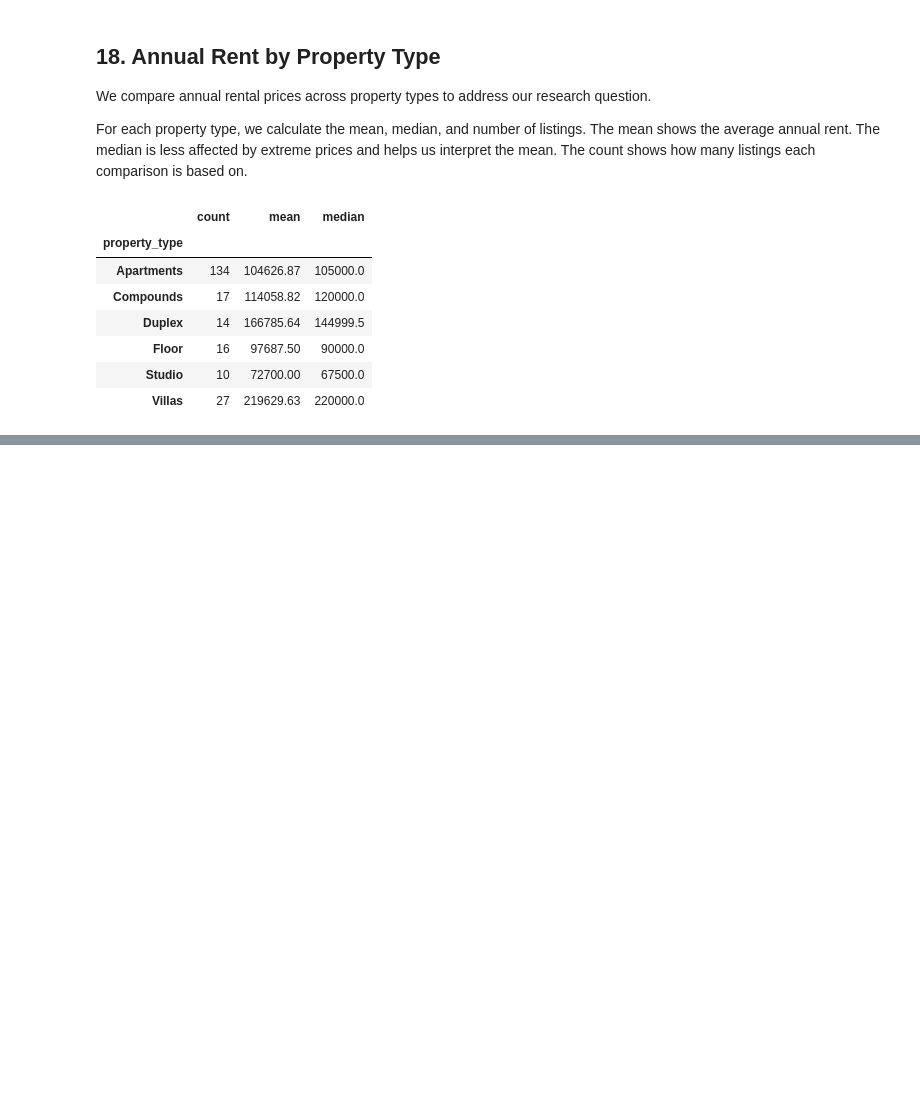
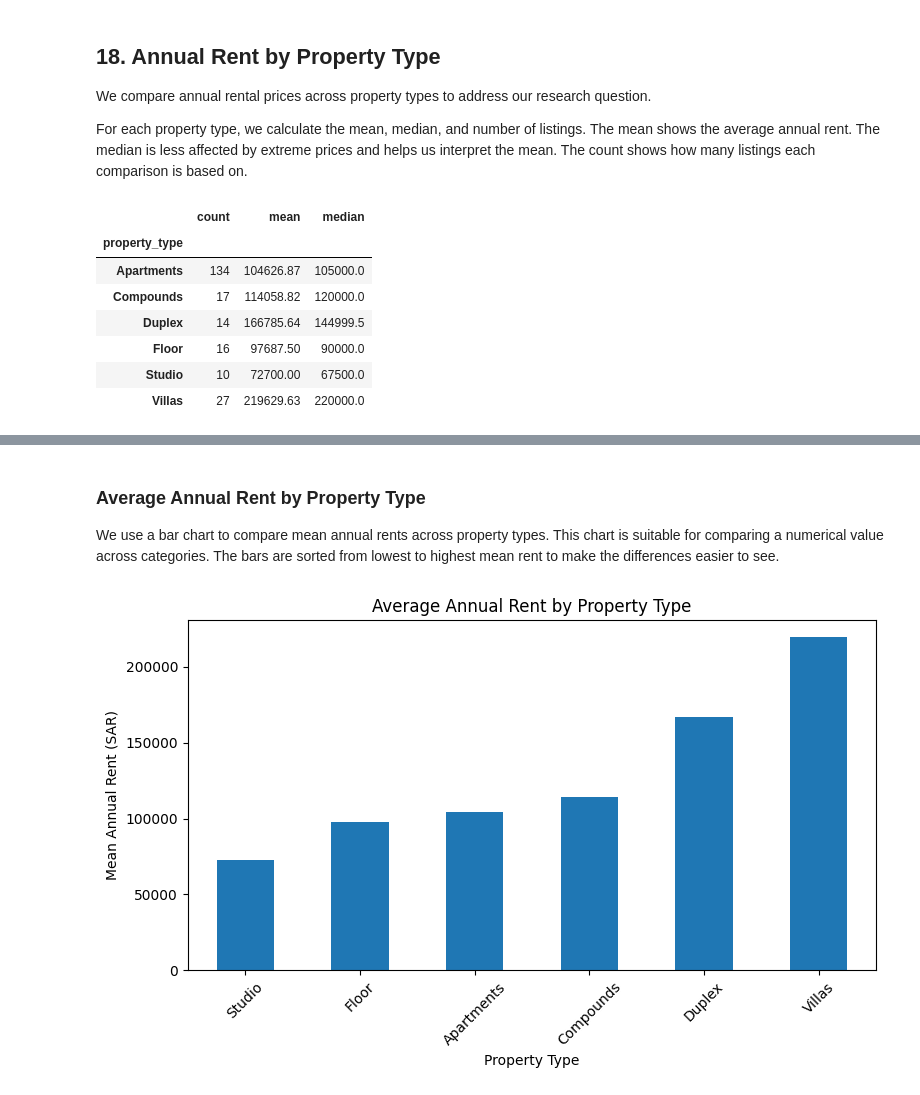
Before and after one commit to 1FATIMAH1/IT362, a Jupyter notebook: Phase2.ipynb, the cells around one changed output, grey strips where cells are left out. Saved outputs shown, nothing was run; the diff lists cells and outputs as text; code cells hidden in the pictures; blank space fills up the shorter version.

```diff
--- a/Phase2.ipynb
+++ b/Phase2.ipynb
@@ -554,0 +563,22 @@ rent_by_type
+# %% [markdown]
+### Average Annual Rent by Property Type
+
+We use a bar chart to compare mean annual rents across property types. This chart is suitable for comparing a numerical value across categories. The bars are sorted from lowest to highest mean rent to make the differences easier to see.
+# %%
+import matplotlib.pyplot as plt
+
+# Plot mean annual rent from lowest to highest
+rent_by_type['mean'].sort_values().plot(
+    kind='bar',
+    figsize=(8, 5)
+)
+
+plt.title('Average Annual Rent by Property Type')
+plt.xlabel('Property Type')
+plt.ylabel('Mean Annual Rent (SAR)')
+plt.xticks(rotation=45)
+plt.ylim(bottom=0)
+plt.tight_layout()
+plt.show()
+# %% [output]
+[figure, added]
```
Also changed, not shown: parts of 3 cells of this notebook.
